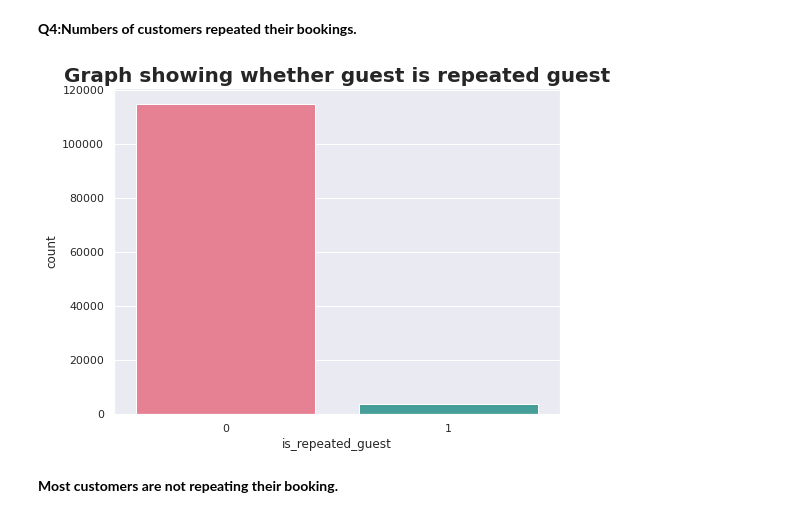
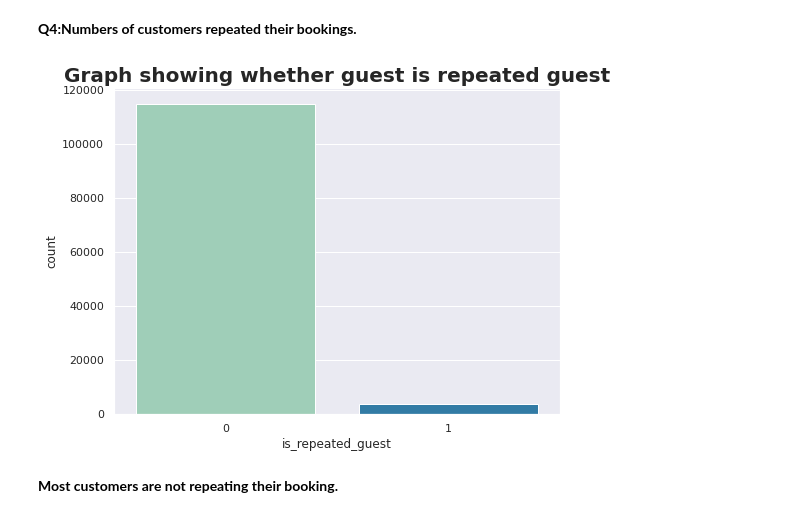
Before and after one commit to praveenbejo95/Hotel-booking-analysis-EDA-, a Jupyter notebook: Hotel_Booking_Analysis_EDA_Capstone_Project.ipynb, the cells around one changed output. Saved outputs shown, nothing was run; the diff lists cells and outputs as text; code cells hidden in the pictures.

```diff
--- a/Hotel_Booking_Analysis_EDA_Capstone_Project.ipynb
+++ b/Hotel_Booking_Analysis_EDA_Capstone_Project.ipynb
@@ -550,11 +550,11 @@ The countries with only 1 guest are not suitable for promotion,countries like we
 # %%
 plt.figure(figsize=(8,6))
 sns.set_theme(style="darkgrid")
-sns.countplot(df['is_repeated_guest'],palette='husl')
+sns.countplot(df['is_repeated_guest'],palette='YlGnBu')
 plt.title('Graph showing whether guest is repeated guest',fontweight="bold",size=20)
 plt.show()
 # %% [output]
-[figure, old version]
+[figure, new version]
 # %% [markdown]
 **Most customers are not repeating their booking.**
 # %% [markdown]
```
Also changed, not shown: parts of 16 cells of this notebook.
